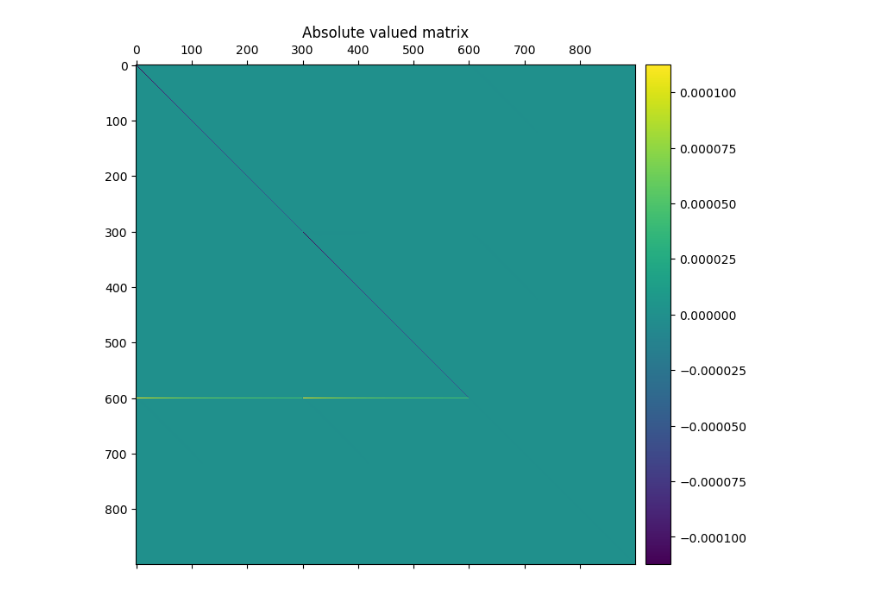
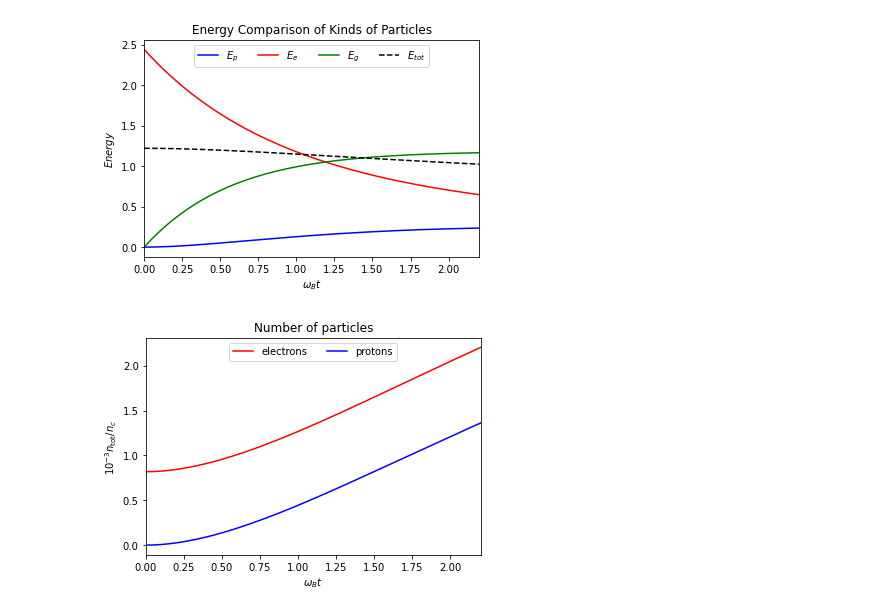
Before and after one commit to JoseMariano247/Est-gio, a Jupyter notebook: função_de_distribuição.ipynb, the cells around one changed output. Cells and saved outputs as stored; diff of their text form; code cells hidden in the pictures.

```diff
--- a/função_de_distribuição.ipynb
+++ b/função_de_distribuição.ipynb
@@ -37 +25,30 @@ dfdt_mat_33 = np.zeros((3*num_pon,3*num_pon))
+# %%
+ene_lst_3 = np.zeros(3*num_pon)
+
+for i in tqdm(range(num_pon)):
+    ene_lst_3[i] = ene_lst[i]
+    ene_lst_3[i + num_pon] = ene_lst[i]
+    ene_lst_3[i + 2*num_pon] = ene_lst[i]
+
+
+enelst_final_e = np.zeros(t_steps)
+enelst_final_p = np.zeros(t_steps)
+enelst_final_g = np.zeros(t_steps)
+numlst_final_e = np.zeros(t_steps)
+numlst_final_p = np.zeros(t_steps)
+numlst_final_g = np.zeros(t_steps)
+chilst_final_e = np.zeros(t_steps)
+chilst_final_p = np.zeros(t_steps)
+chilst_final_g = np.zeros(t_steps)
+
+dfdt_mat = np.zeros((3*num_pon,3*num_pon))
+dfdt_mat_11_i = np.zeros((3*num_pon,3*num_pon))
+dfdt_mat_11_o = np.zeros((3*num_pon,3*num_pon))
+dfdt_mat_13 = np.zeros((3*num_pon,3*num_pon))
+dfdt_mat_22_i = np.zeros((3*num_pon,3*num_pon))
+dfdt_mat_22_o = np.zeros((3*num_pon,3*num_pon))
+dfdt_mat_23 = np.zeros((3*num_pon,3*num_pon))
+dfdt_mat_31 = np.zeros((3*num_pon,3*num_pon))
+dfdt_mat_32 = np.zeros((3*num_pon,3*num_pon))
+dfdt_mat_33 = np.zeros((3*num_pon,3*num_pon))
 # %%
@@ -155,9 +156,0 @@ plt.show()
-# %%
-# absolute matrix
-fig, axes = plt.subplots(nrows=1, ncols=1, figsize=(8,8))
-im0 = axes.matshow(dfdt_mat)
-cbar0 = fig.colorbar(im0, ax=axes, fraction=0.0467, pad=0.02)
-plt.title("Absolute valued matrix")
-plt.show()
-# %% [output]
-[figure, removed]
@@ -163,0 +195,25 @@ plt.show()
+# %%
+plt.plot(time_lst,enelst_final_p *0.9 *2.5 * 10**(-5),'blue', label=r'$E_{p}$')
+plt.plot(time_lst,enelst_final_e* 0.9 *2.5 * 10**(-5),'red', label=r'$E_{e}$')
+plt.plot(time_lst,enelst_final_g* 2.5 *0.9 * 10**(-5),'green', label=r'$E_{g}$')
+plt.plot(time_lst,0.5*(enelst_final_g+enelst_final_e+enelst_final_p)*2.5 *0.9 * 10**(-5),'--k', label=r'$E_{tot}$')
+plt.title('Energy Comparison of Kinds of Particles')
+plt.xlabel(r'$\omega_B t$')
+plt.ylabel(r'$Energy$')
+plt.xlim(0, 2.2)
+plt.legend(loc='upper center', ncol=4)
+plt.show()
+# %% [output]
+[figure, added]
+# %%
+plt.plot(time_lst, numlst_final_e*1e3*0.9 *2.5 * 10**(-5),'red', label=r'electrons')
+plt.plot(time_lst, numlst_final_p*1e3*0.9 *2.5 * 10**(-5),'blue', label=r'protons')
+#plt.plot(time_lst, numlst_final_g*1e3*0.9 *2.5 * 10**(-5),'green')
+plt.title('Number of particles')
+plt.xlabel(r'$\omega_B t$')
+plt.ylabel(r'$10^{-3} n_\mathrm{tot}/n_c$')
+plt.xlim(0, 2.2)
+plt.legend(loc='upper center', ncol=3)
+plt.show()
+# %% [output]
+[figure, added]
```
Also changed, not shown: parts of 8 cells of this notebook.
